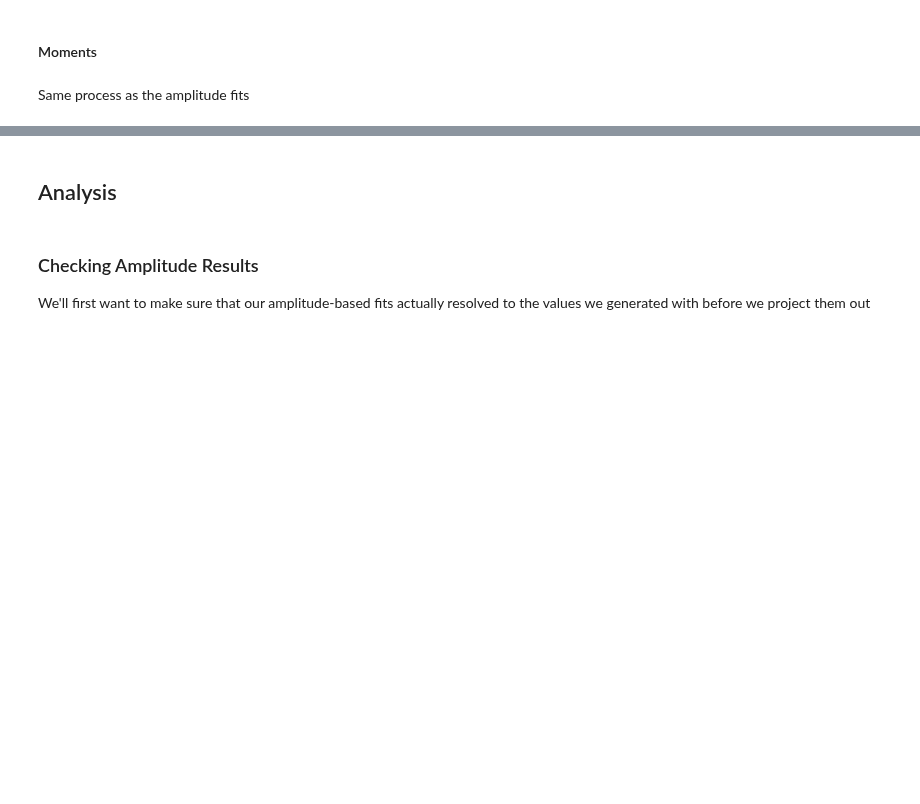
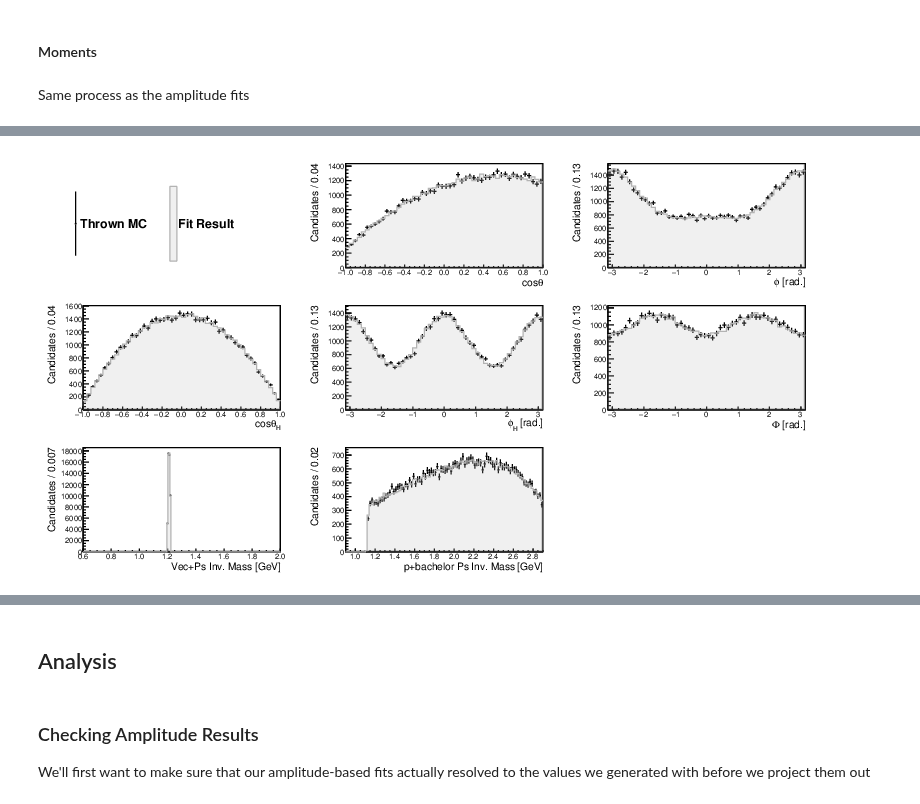
Before and after one commit to kevScheuer/neutralb1, a Jupyter notebook: notebooks/input-output-tests/verify_moment.ipynb, the cells around one changed output, grey strips where cells are left out. Cells and saved outputs as stored; diff of their text form; code cells hidden in the pictures; blank space fills up the shorter version.

Commit message:
Moment verification done

```diff
--- a/notebooks/input-output-tests/verify_moment.ipynb
+++ b/notebooks/input-output-tests/verify_moment.ipynb
@@ -167,3 +289,7 @@ fi
+# %%
+utils.display_pdf(f"{MOMENT_DIR}/fit.pdf")
+# %% [output]
+[figure, added]
 # %%
 %%bash
 
```
Also changed, not shown: parts of 36 cells of this notebook.
